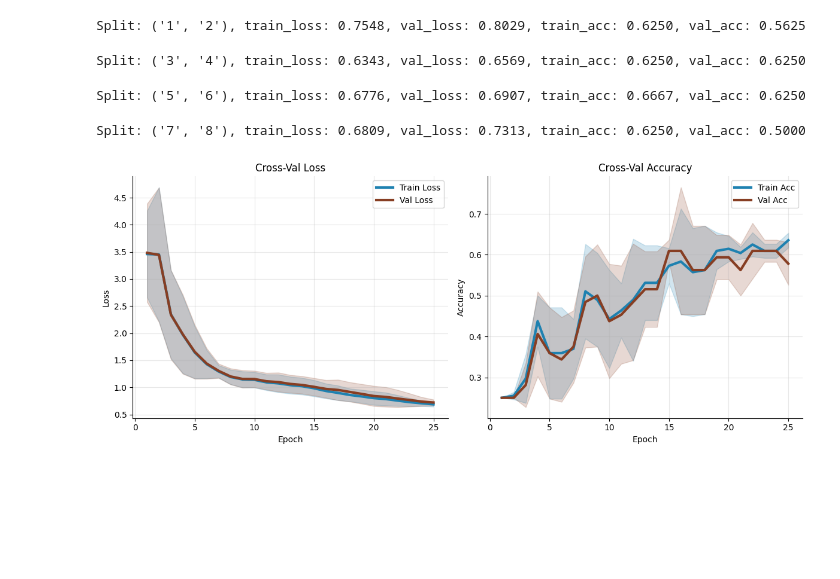
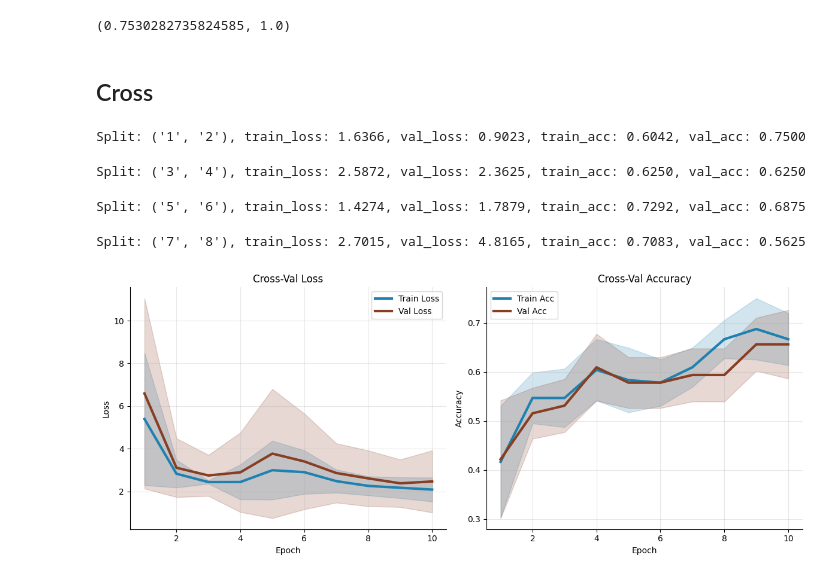
Before and after one commit to karolrogozinski/deep_learning_course, a Jupyter notebook: assignment_2/playground.ipynb, the cells around one changed output. Drawn from its saved outputs; the diff is of its cells as text; code cells hidden in the pictures; blank space fills up the shorter version.

```diff
--- a/assignment_2/playground.ipynb
+++ b/assignment_2/playground.ipynb
@@ -13,23 +35,37 @@ from models import SimpleCNN
 # %%
-model_cls = SimpleCNN
+model_cls = MultiViewCNN
 optim_cls = torch.optim.Adam
 dataset_cls = MEGDataset
 
-loss_fc = nn.CrossEntropyLoss()
-epochs = 25
+loss_fc = custom_loss
+epochs = 1
 data_path = '../data_2/Intra/train'
+
+transforms = [
+    lambda x: add_noise(x, noise_level=0.05)
+]
 
 optim_params = {
     'lr': 1e-3,
+    'weight_decay': 1e-3,
 }
 model_params = {
+    'base_cnn_cls': BaseMEGEEGNet,
     'hidden_size': 64,
+    'dropout_prob': 0.5,
+    'dropchannel_p': 0.5,
+    'num_segments': 9,
 }
 data_params = {
-    'downsampling_size': 248,
+    'downsampling_size': 100,
+    'continous': True,
+    'multiple': True,
+    'num_segments': 13,
+    'per_person_norm': norm_dict,
+    'person_id': True
 }
 
-cv_metrics = cross_val_model(data_path, model_cls, optim_cls, dataset_cls, loss_fc,
+cv_metrics = cross_val_model(data_path, model_cls, optim_cls, dataset_cls, loss_fc, transforms=transforms,
     epochs=epochs, optim_params=optim_params, model_params=model_params, data_params=data_params)
 plot_cross_val_metrics(cv_metrics)
 # %% [output]
@@ -43,22 +74,30 @@ Split: ('7', '8'), train_loss: 0.8377, val_loss: 0.8408, train_acc: 0.5000, val_
-# %%
-model_cls = SimpleCNN
-optim_cls = torch.optim.Adam
-dataset_cls = MEGDataset
-
-loss_fc = nn.CrossEntropyLoss()
-epochs = 25
-data_path = '../data_2/Cross/train'
-
-optim_params = {
-    'lr': 1e-3
-}
+# %%
+
+train_dataset = MEGDataset('../data_2/Intra/train', transforms=transforms, **data_params)
+train_dataloader = DataLoader(train_dataset, batch_size=32)
+
+test_dataset = MEGDataset('../data_2/Intra/test', transforms=(), **data_params)
+test_dataloader = DataLoader(test_dataset, batch_size=8)
+
+model = model_cls(**model_params)
+optim = optim_cls(model.parameters(), **optim_params)
+
+scores = train_model(train_dataloader, test_dataloader, model, optim, loss_fc, epochs=20)
+validate_model(test_dataloader, model, loss_fc)
+# %% [output]
+(0.7530282735824585, 1.0)
+# %% [markdown]
+## Cross
 # %%
-cv_metrics = cross_val_model(data_path, model_cls, optim_cls, dataset_cls, loss_fc,
-    epochs=epochs, optim_params=optim_params)
+epochs = 10
+data_path = '../data_2/Cross/train'
+
+cv_metrics = cross_val_model(data_path, model_cls, optim_cls, dataset_cls, loss_fc, transforms=transforms,
+    epochs=epochs, optim_params=optim_params, model_params=model_params, data_params=data_params)
 plot_cross_val_metrics(cv_metrics)
 # %% [output]
-Split: ('1', '2'), train_loss: 0.7548, val_loss: 0.8029, train_acc: 0.6250, val_acc: 0.5625
+Split: ('1', '2'), train_loss: 1.6366, val_loss: 0.9023, train_acc: 0.6042, val_acc: 0.7500
-Split: ('3', '4'), train_loss: 0.6343, val_loss: 0.6569, train_acc: 0.6250, val_acc: 0.6250
+Split: ('3', '4'), train_loss: 2.5872, val_loss: 2.3625, train_acc: 0.6250, val_acc: 0.6250
-Split: ('5', '6'), train_loss: 0.6776, val_loss: 0.6907, train_acc: 0.6667, val_acc: 0.6250
+Split: ('5', '6'), train_loss: 1.4274, val_loss: 1.7879, train_acc: 0.7292, val_acc: 0.6875
-Split: ('7', '8'), train_loss: 0.6809, val_loss: 0.7313, train_acc: 0.6250, val_acc: 0.5000
+Split: ('7', '8'), train_loss: 2.7015, val_loss: 4.8165, train_acc: 0.7083, val_acc: 0.5625
-[figure, old version]
+[figure, new version]
```
Also changed, not shown: parts of 14 cells of this notebook, 4 other files.
